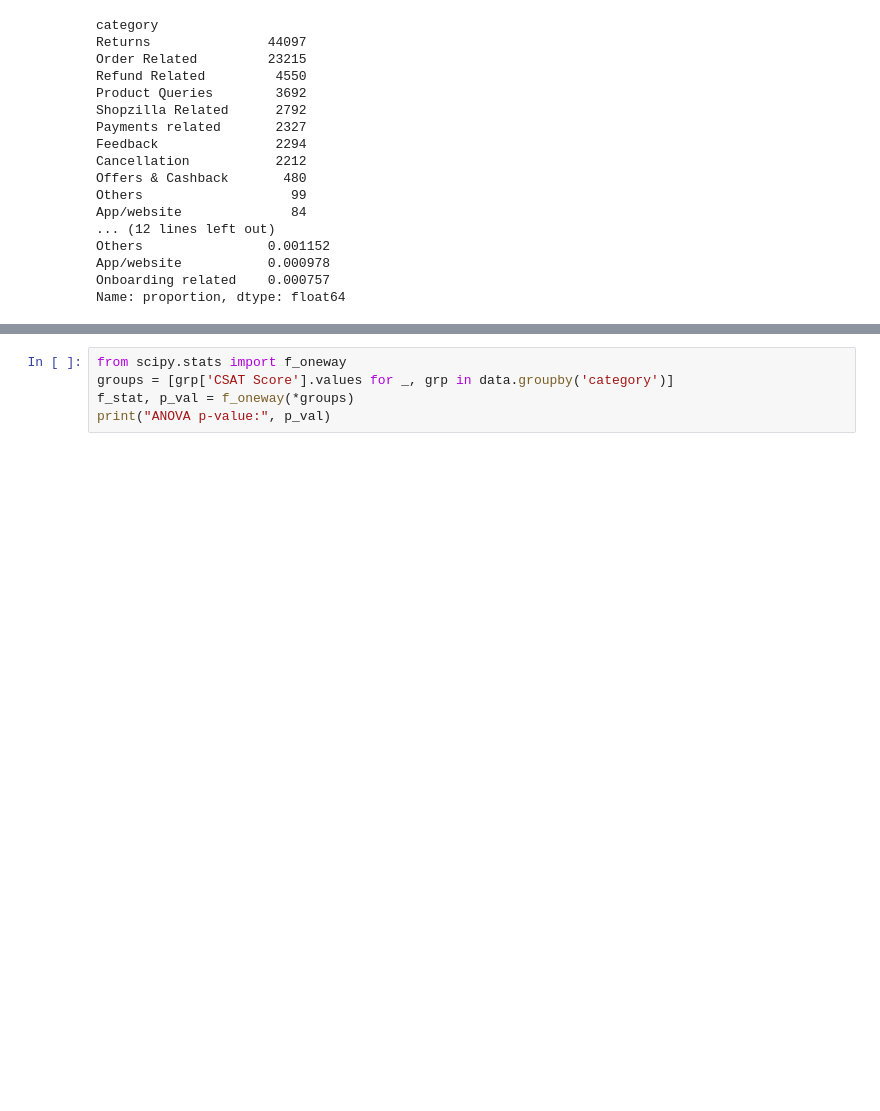
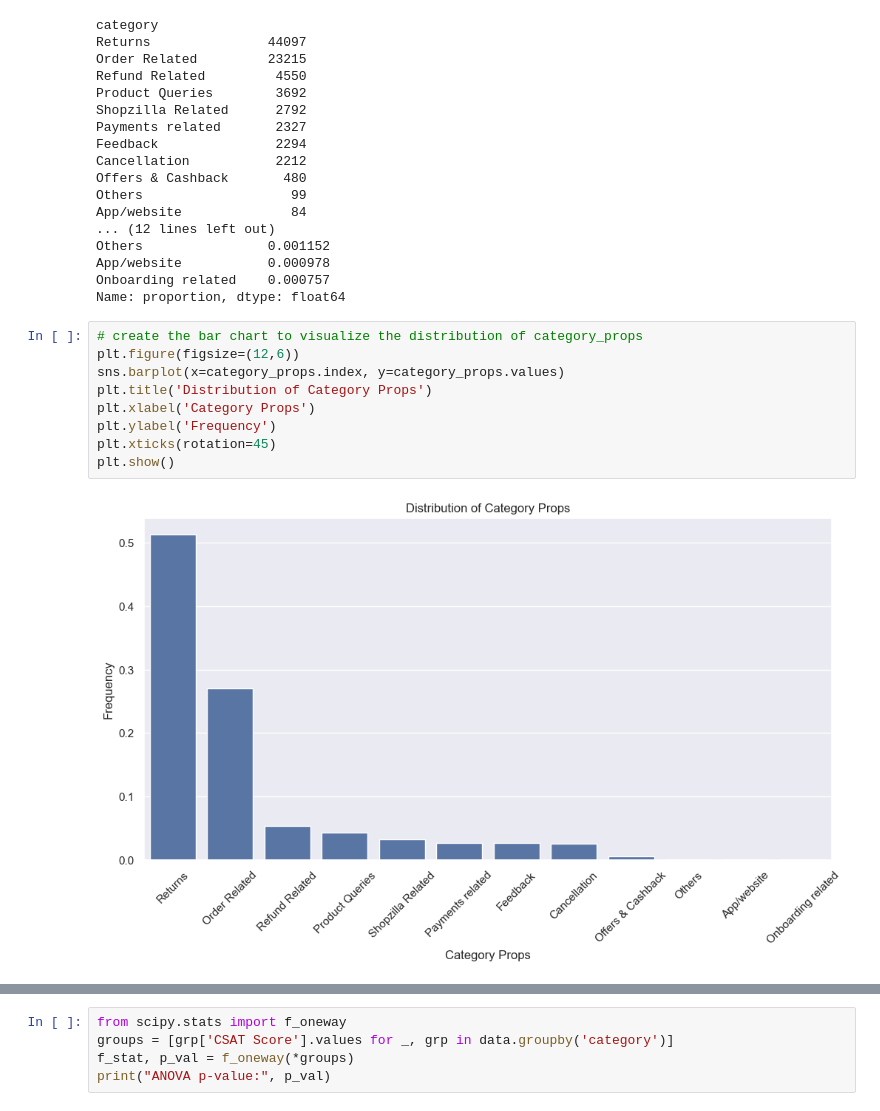
Before and after one commit to AnkurBhatt07/Customer-Satisfaction-Score-Prediction-using-ML-DL, a Jupyter notebook: notebooks/data_analysis.ipynb, the cells around one changed output, grey strips where cells are left out. Drawn from its saved outputs; the diff is of its cells as text; blank space fills up the shorter version.

```diff
--- a/notebooks/data_analysis.ipynb
+++ b/notebooks/data_analysis.ipynb
@@ -237,6 +334,17 @@ Others                0.001152
 App/website           0.000978
 Onboarding related    0.000757
 Name: proportion, dtype: float64
+# %%
+# create the bar chart to visualize the distribution of category_props
+plt.figure(figsize=(12,6))
+sns.barplot(x=category_props.index, y=category_props.values)
+plt.title('Distribution of Category Props')
+plt.xlabel('Category Props')
+plt.ylabel('Frequency')
+plt.xticks(rotation=45)
+plt.show()
+# %% [output]
+[figure, added]
 # %%
 # CSAT score distribution across categories
 
```
Also changed, not shown: parts of 171 cells of this notebook, 3 other files.
